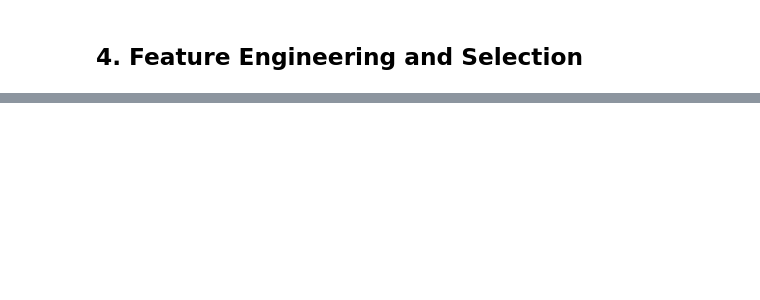
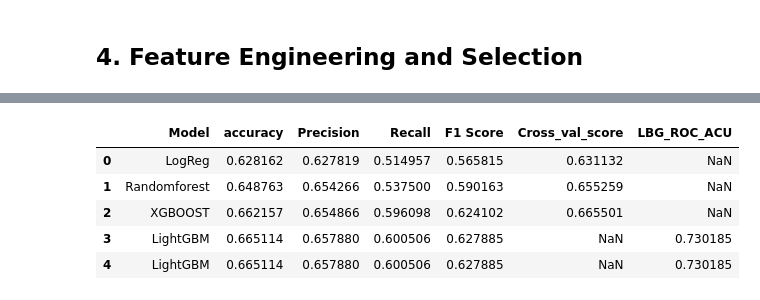
Before and after one commit to HersiYussuf/Capstone_Project, a Jupyter notebook: Diabetic_analysis.ipynb, the cells around one changed output, grey strips where cells are left out. Saved outputs shown, nothing was run; the diff lists cells and outputs as text; code cells hidden in the pictures; blank space fills up the shorter version.

```diff
--- a/Diabetic_analysis.ipynb
+++ b/Diabetic_analysis.ipynb
@@ -1041,0 +1292,30 @@ plot_histogram(data)
+# %%
+# Remove special characters from feature names
+X_train.columns = X_train.columns.str.replace('[^a-zA-Z0-9]', '_')
+X_test.columns = X_test.columns.str.replace('[^a-zA-Z0-9]', '_')
+
+train_data = lgb.Dataset(X_train_transformed, label=y_train)
+test_data = lgb.Dataset(X_test_transformed, label=y_test)
+
+params = {
+    'objective': 'binary',
+    'metric': 'binary_logloss',
+}
+
+# Train the LightGBM model
+lgb_model = lgb.train(params, train_data, num_boost_round=100)
+
+# Make predictions
+lgb_pred = lgb_model.predict(X_test_transformed)
+lgb_pred_binary = (lgb_pred > 0.5).astype(int)
+
+#Prediction using test data
+test_pred = lgb_model.predict(X_test_transformed)
+test_pred_binary = (test_pred > 0.5).astype(int)
+
+# Calculate performance metrics
+lgb_accuracy = accuracy_score(y_test, lgb_pred_binary)
+lgb_precision = precision_score(y_test, lgb_pred_binary)
+lgb_recall = recall_score(y_test, lgb_pred_binary)
+lgb_f1 = f1_score(y_test, lgb_pred_binary)
+lgb_roc_auc = roc_auc_score(y_test, lgb_pred)
@@ -1041,0 +1331,18 @@ plot_histogram(data)
+# %%
+df_results = df_results.append({"Model": 'LightGBM',
+                                "accuracy" :lgb_accuracy,
+                                "Precision":lgb_precision,
+                                "Recall":lgb_recall,
+                                "F1 Score": lgb_f1,
+                                "Cross_val_score":np.NaN,
+                                "LBG_ROC_ACU":lgb_roc_auc
+                              }, ignore_index=True)
+# %%
+df_results
+# %% [output]
+|  | Model | accuracy | Precision | Recall | F1 Score | Cross_val_score | LBG_ROC_ACU |
+| 0 | LogReg | 0.628162 | 0.627819 | 0.514957 | 0.565815 | 0.631132 | NaN |
+| 1 | Randomforest | 0.648763 | 0.654266 | 0.537500 | 0.590163 | 0.655259 | NaN |
+| 2 | XGBOOST | 0.662157 | 0.654866 | 0.596098 | 0.624102 | 0.665501 | NaN |
+| 3 | LightGBM | 0.665114 | 0.657880 | 0.600506 | 0.627885 | NaN | 0.730185 |
+| 4 | LightGBM | 0.665114 | 0.657880 | 0.600506 | 0.627885 | NaN | 0.730185 |
```
Also changed, not shown: parts of 51 cells of this notebook.
